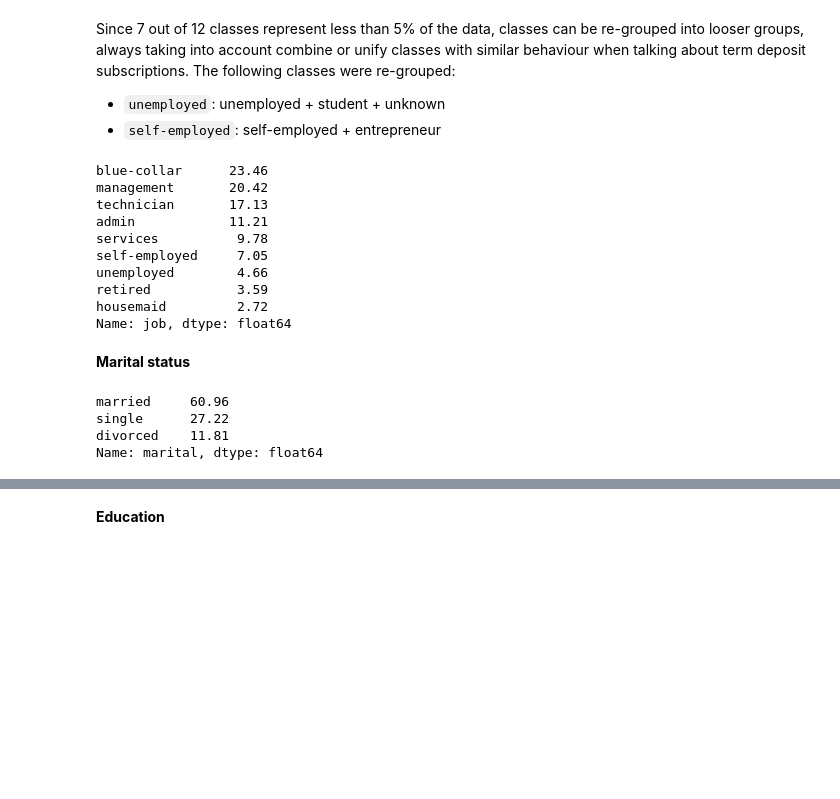
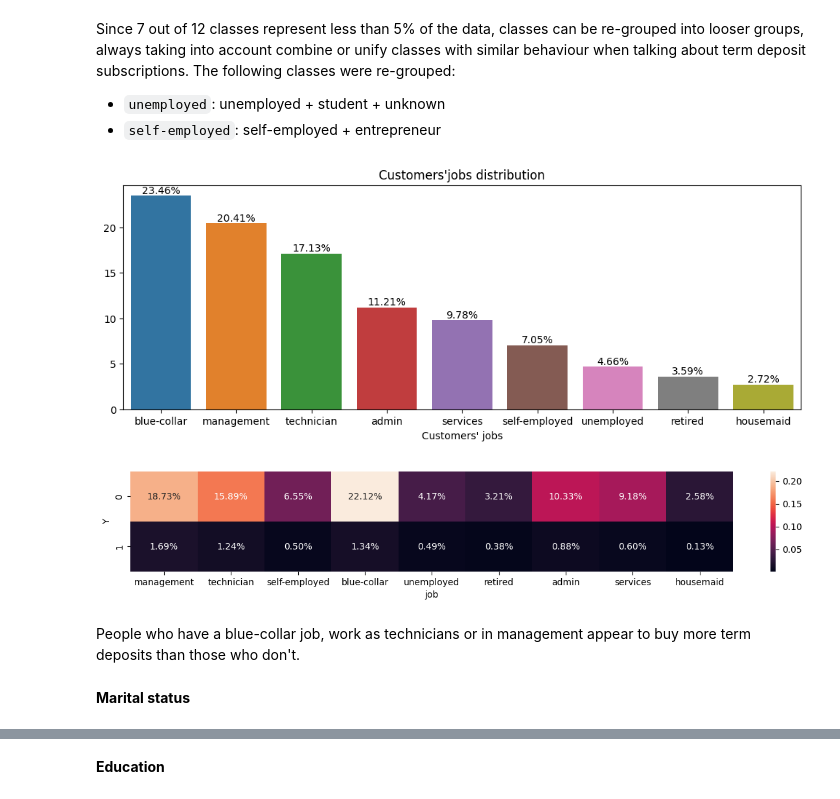
Before and after one commit to AlexandraBinder/Term-Deposit-Marketing, a Jupyter notebook: main_p2.ipynb, the cells around one changed output, grey strips where cells are left out. Drawn from its saved outputs; the diff is of its cells as text; code cells hidden in the pictures; blank space fills up the shorter version.

```diff
--- a/main_p2.ipynb
+++ b/main_p2.ipynb
@@ -455,28 +400,16 @@ Since 7 out of 12 classes represent less than 5% of the data, classes can be re-
 # %%
 df['job'] = df['job'].replace({
                 'student': 'unemployed',
                 'unknown': 'unemployed',
                 'entrepreneur': 'self-employed'
             })
 
-np.round(df['job'].value_counts(normalize=True, dropna=False)*100, 2)
+plot_barplot_with_percent(df, 'job', labels, figsize=(12,4))
+plot_heatmap_with_target_dist(df, 'job', figsize=(15,2))
 # %% [output]
-blue-collar      23.46
-management       20.42
-technician       17.13
-admin            11.21
-services          9.78
-self-employed     7.05
-unemployed        4.66
-retired           3.59
-housemaid         2.72
-Name: job, dtype: float64
+[figure, added]
+[figure, added]
+# %% [markdown]
+People who have a blue-collar job, work as technicians or in management appear to buy more term deposits than those who don't.
 # %% [markdown]
 **Marital status**
-# %%
-np.round(df['marital'].value_counts(normalize=True, dropna=False)*100, 2)
-# %% [output]
-married     60.96
-single      27.22
-divorced    11.81
-Name: marital, dtype: float64
```
Also changed, not shown: parts of 81 cells of this notebook.
